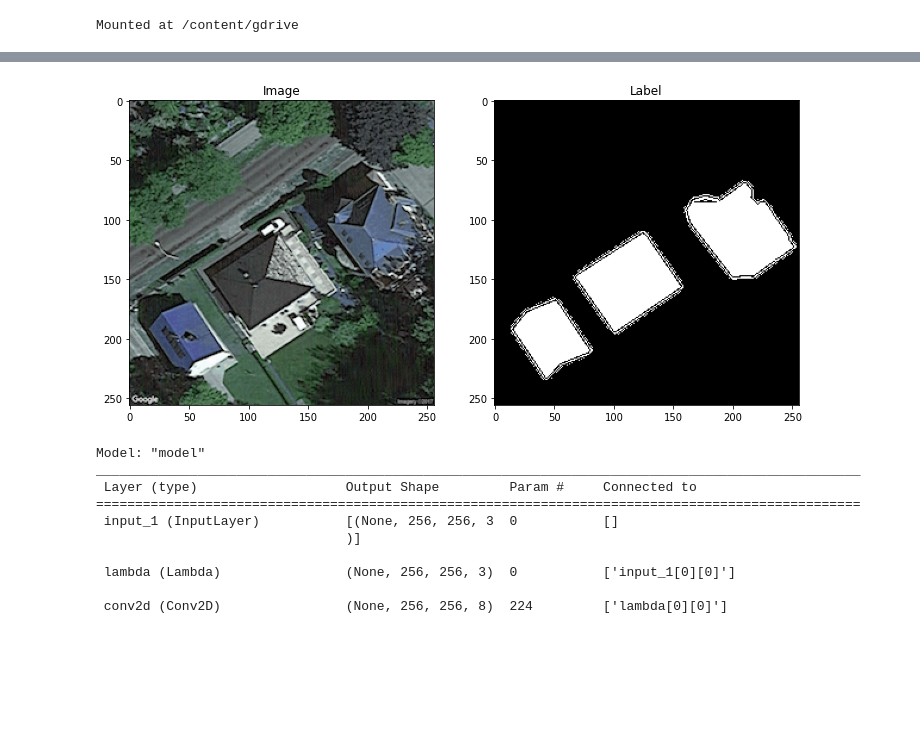
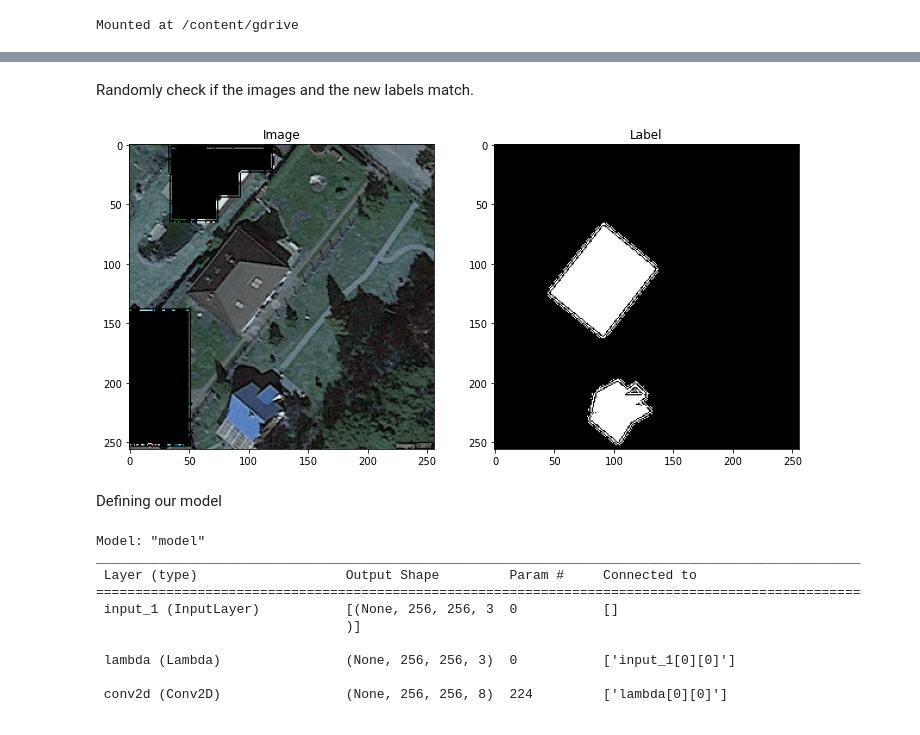
Before and after one commit to fereshteh-bahadory/Segmentation-for-rooftop-images, a Jupyter notebook: final_code.ipynb, the cells around one changed output, grey strips where cells are left out. Drawn from its saved outputs; the diff is of its cells as text; code cells hidden in the pictures; blank space fills up the shorter version.

```diff
--- a/final_code.ipynb
+++ b/final_code.ipynb
@@ -121,14 +123,18 @@ plt.show()
+# %% [markdown]
+Randomly check if the images and the new labels match.
 # %%
 import random
 t = random.randint(0,24)
 plt.figure(figsize=(12, 8))
 plt.subplot(121)
-plt.imshow(X[12])
+plt.imshow(X[t])
 plt.title('Image')
 plt.subplot(122)
-plt.imshow(matrix[12], cmap='gray')
+plt.imshow(matrix[t], cmap='gray')
 plt.title('Label')
 plt.show()
 # %% [output]
-[figure, old version]
+[figure, new version]
+# %% [markdown]
+Defining our model
 # %%
```
Also changed, not shown: parts of 24 cells of this notebook.
